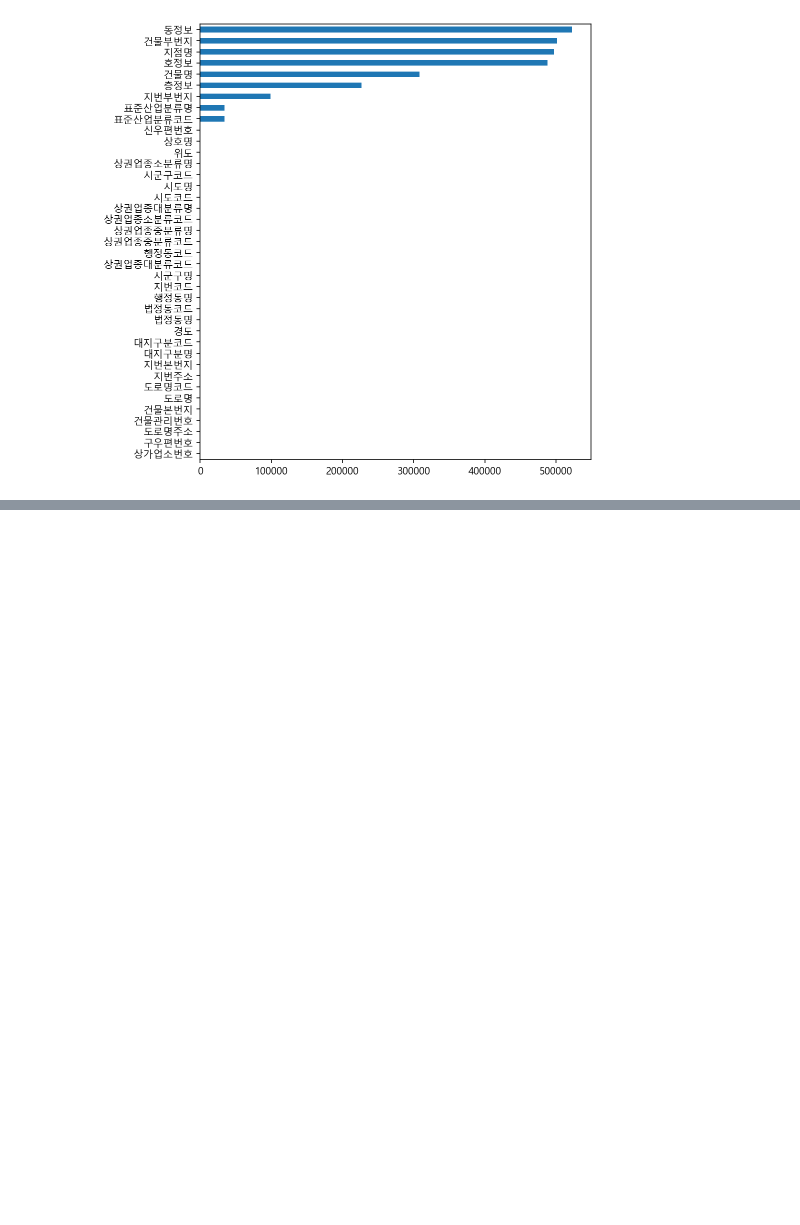
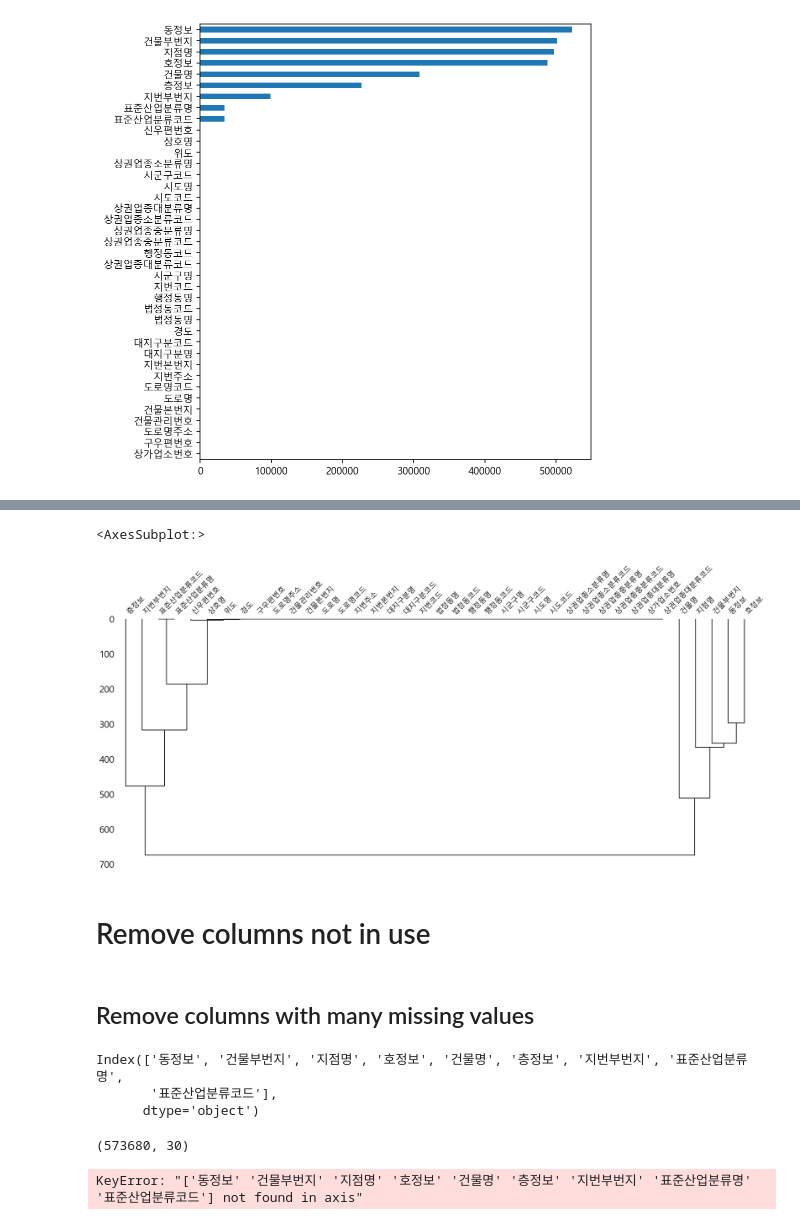
Before and after one commit to taeheelee90/seoul_market_analysis, a Jupyter notebook: Untitled.ipynb, the cells around one changed output, grey strips where cells are left out. Saved outputs shown, nothing was run; the diff lists cells and outputs as text; code cells hidden in the pictures; blank space fills up the shorter version.

Commit message:
Remove columns not in use

```diff
--- a/Untitled.ipynb
+++ b/Untitled.ipynb
@@ -179,0 +194,27 @@ n.sort_values().plot.barh(figsize=(7,8))
+# %%
+#dendrogram
+msno.dendrogram(df)
+# %% [output]
+<AxesSubplot:>
+[figure, added]
+# %% [markdown]
+# Remove columns not in use
+# %% [markdown]
+## Remove columns with many missing values
+# %%
+not_use = n.sort_values(ascending=False).head(9)
+not_use_col = not_use.index
+not_use_col
+# %% [output]
+Index(['동정보', '건물부번지', '지점명', '호정보', '건물명', '층정보', '지번부번지', '표준산업분류명',
+       '표준산업분류코드'],
+      dtype='object')
+# %%
+# remove not_use_col and confirm it by print(df.shape)
+print(df.shape)
+# axis 0 rows, 1 columns
+df = df.drop(not_use_col, axis = 1)
+print(df.shape)
+# %% [output]
+(573680, 30)
+KeyError: "['동정보' '건물부번지' '지점명' '호정보' '건물명' '층정보' '지번부번지' '표준산업분류명' '표준산업분류코드'] not found in axis"
```
Also changed, not shown: parts of 8 cells of this notebook.
